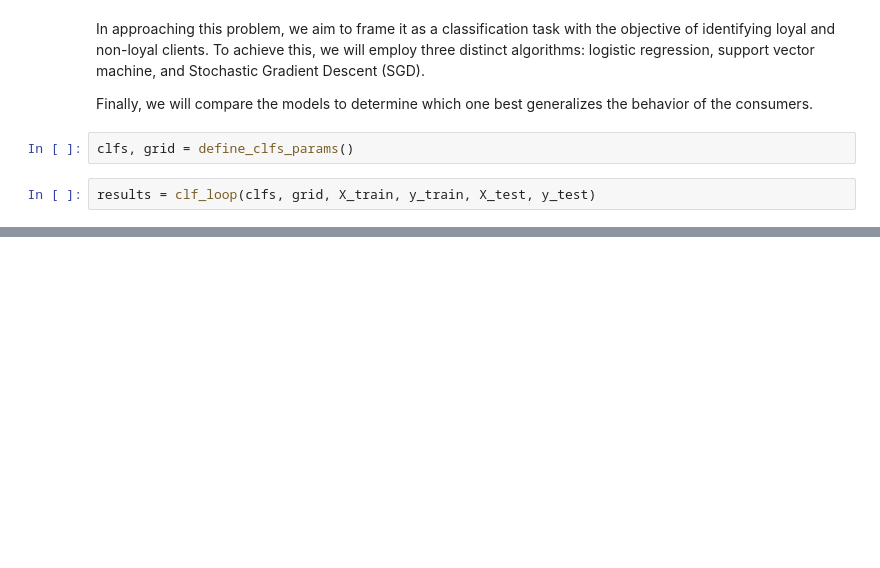
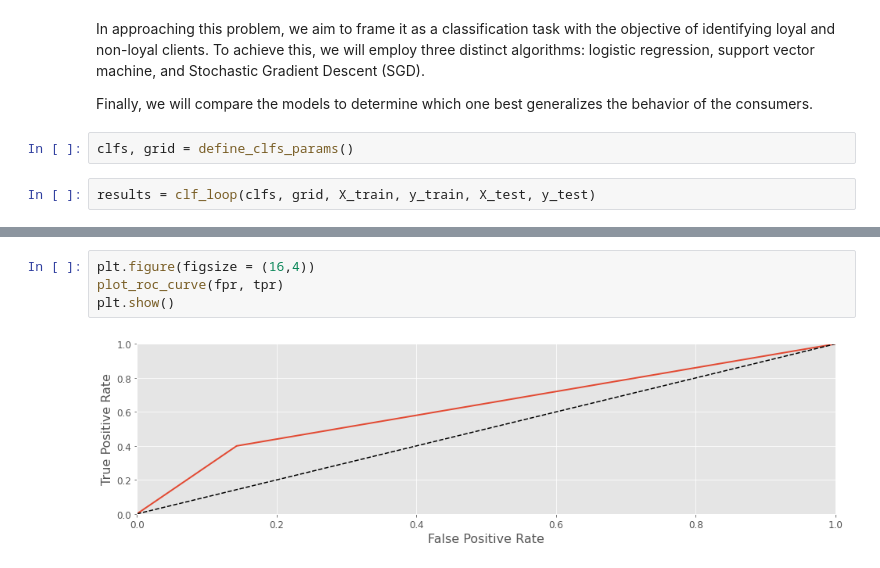
Before and after one commit to miguelvelazco0116/starbucks-customer-survey, a Jupyter notebook: loyalty_drivers.ipynb, the cells around one changed output, grey strips where cells are left out. Drawn from its saved outputs; the diff is of its cells as text; blank space fills up the shorter version.

```diff
--- a/loyalty_drivers.ipynb
+++ b/loyalty_drivers.ipynb
@@ -332,0 +381,6 @@ To assess the model's efficiency, we will proceed with plotting the recall-preci
+# %%
+plt.figure(figsize = (16,4))
+plot_roc_curve(fpr, tpr)
+plt.show()
+# %% [output]
+[figure, added]
```
Also changed, not shown: parts of 16 cells of this notebook.
